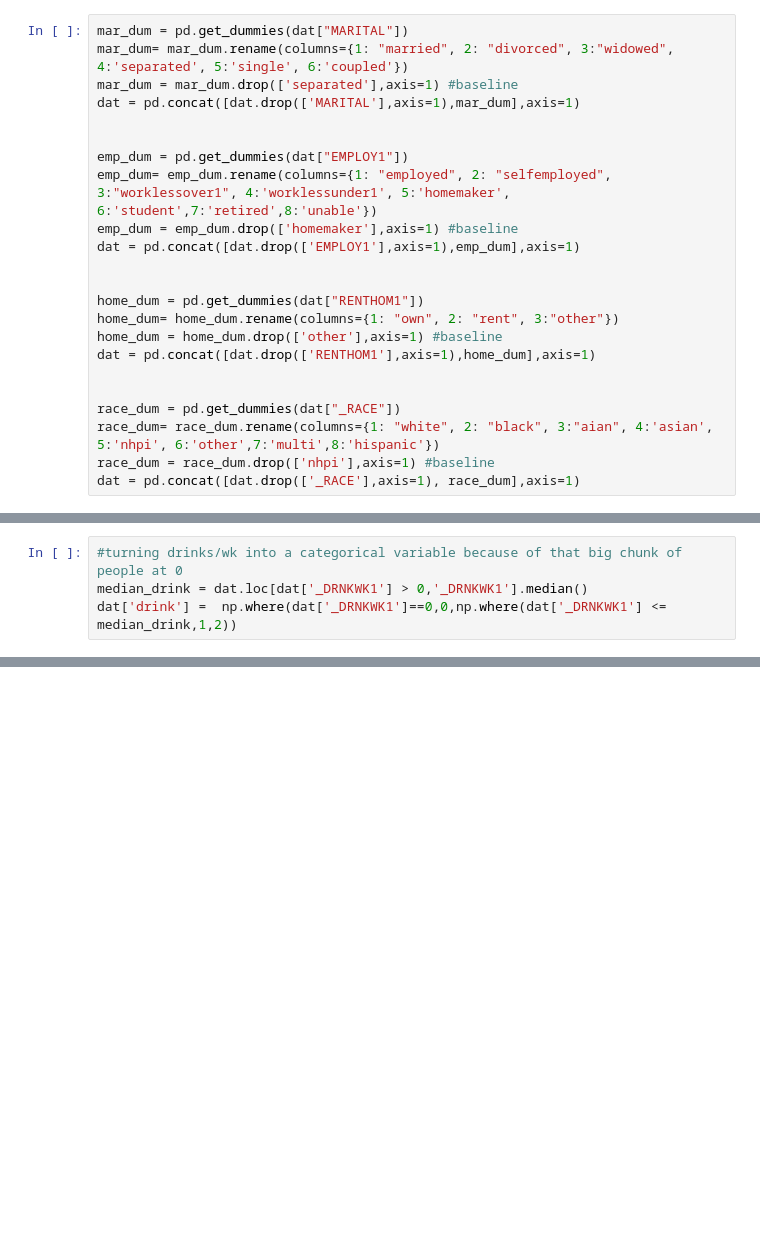
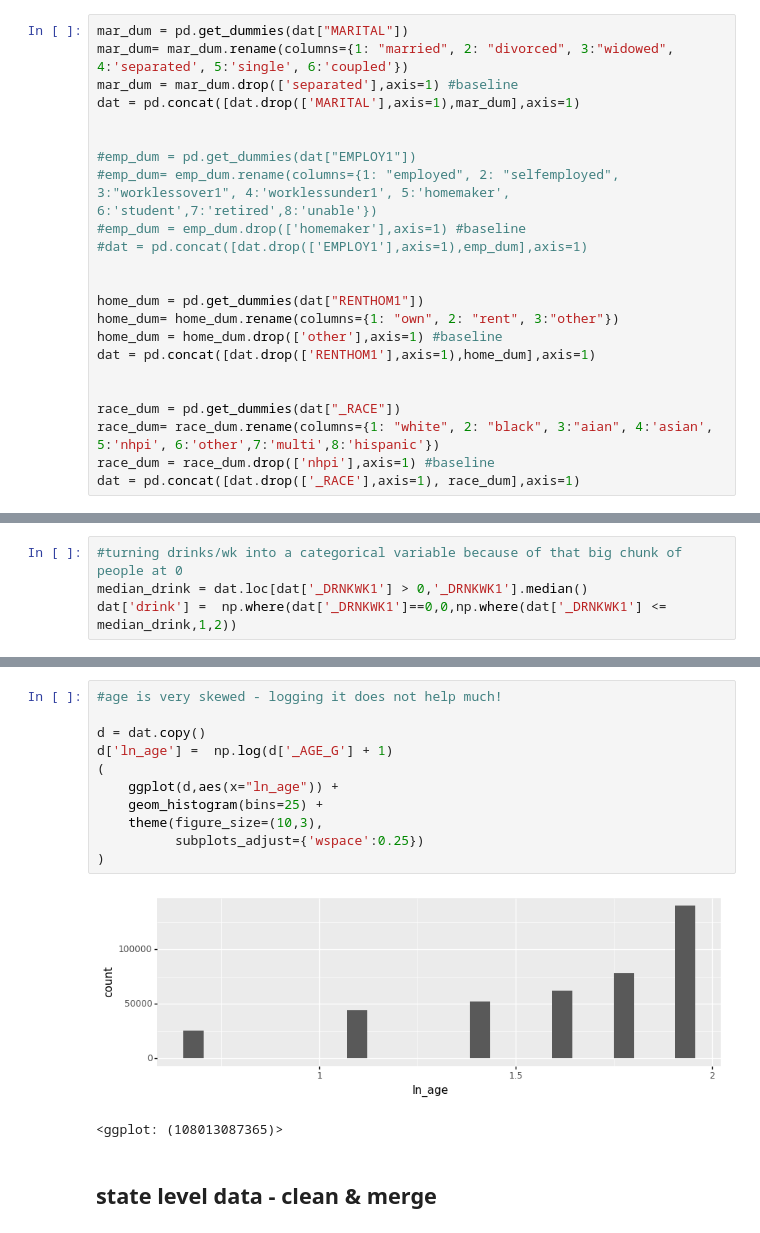
Before and after one commit to audreymcj/PPOL564proj, a Jupyter notebook: cleaning.ipynb, the cells around one changed output, grey strips where cells are left out. Saved outputs shown, nothing was run; the diff lists cells and outputs as text; blank space fills up the shorter version.

```diff
--- a/cleaning.ipynb
+++ b/cleaning.ipynb
@@ -256,10 +269,10 @@ mar_dum = mar_dum.drop(['separated'],axis=1) #baseline
 dat = pd.concat([dat.drop(['MARITAL'],axis=1),mar_dum],axis=1)
 
 
-emp_dum = pd.get_dummies(dat["EMPLOY1"])
-emp_dum= emp_dum.rename(columns={1: "employed", 2: "selfemployed", 3:"worklessover1", 4:'worklessunder1', 5:'homemaker', 6:'student',7:'retired',8:'unable'})
-emp_dum = emp_dum.drop(['homemaker'],axis=1) #baseline
-dat = pd.concat([dat.drop(['EMPLOY1'],axis=1),emp_dum],axis=1)
+#emp_dum = pd.get_dummies(dat["EMPLOY1"])
+#emp_dum= emp_dum.rename(columns={1: "employed", 2: "selfemployed", 3:"worklessover1", 4:'worklessunder1', 5:'homemaker', 6:'student',7:'retired',8:'unable'})
+#emp_dum = emp_dum.drop(['homemaker'],axis=1) #baseline
+#dat = pd.concat([dat.drop(['EMPLOY1'],axis=1),emp_dum],axis=1)
 
 
 home_dum = pd.get_dummies(dat["RENTHOM1"])
@@ -312,0 +320,16 @@ dat.to_csv('cleaned.csv', index=False)
+# %%
+#age is very skewed - logging it does not help much!
+
+d = dat.copy()
+d['ln_age'] =  np.log(d['_AGE_G'] + 1)
+(
+    ggplot(d,aes(x="ln_age")) +
+    geom_histogram(bins=25) +
+    theme(figure_size=(10,3),
+          subplots_adjust={'wspace':0.25})
+)
+# %% [output]
+[figure, added]
+<ggplot: (108013087365)>
+# %% [markdown]
+## state level data - clean & merge
```
Also changed, not shown: parts of 19 cells of this notebook, 6 other files.
